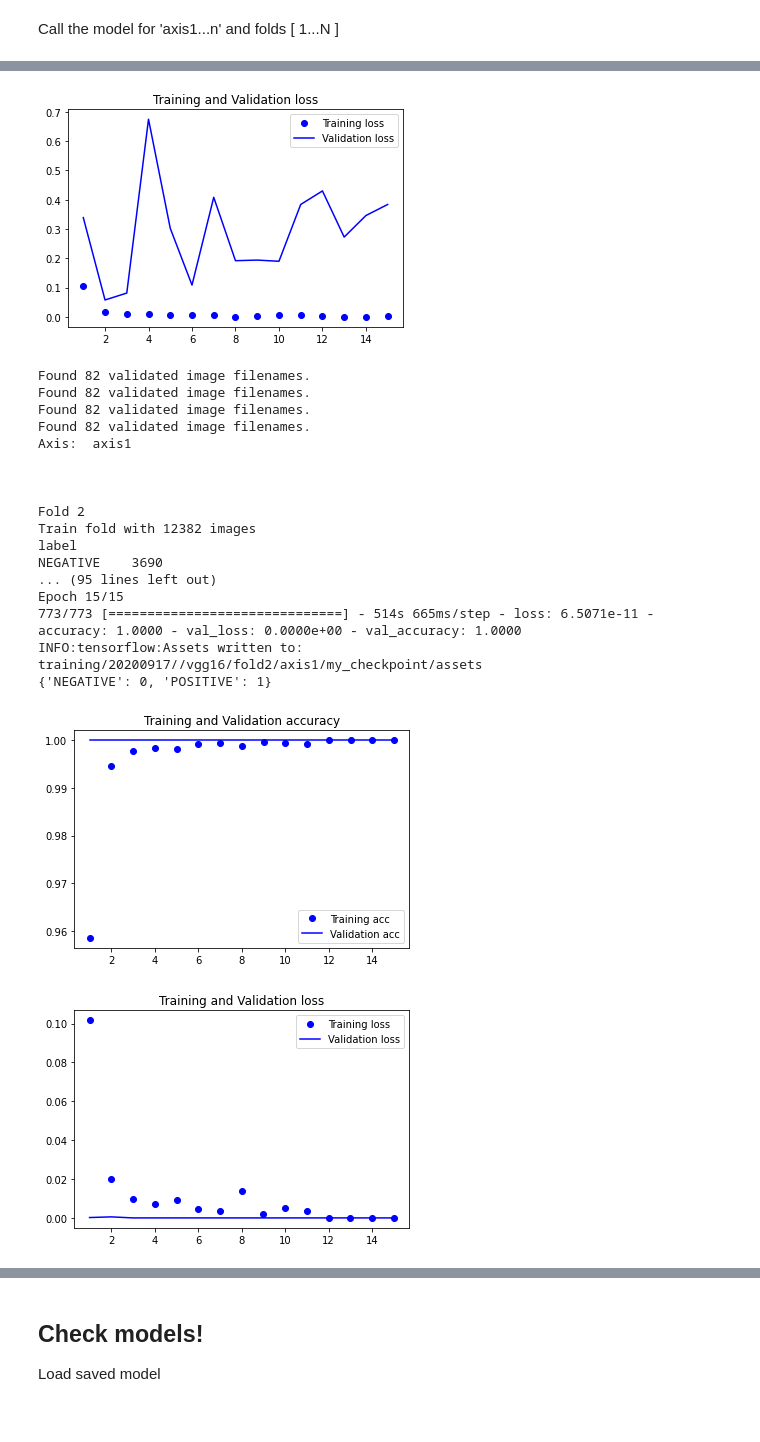
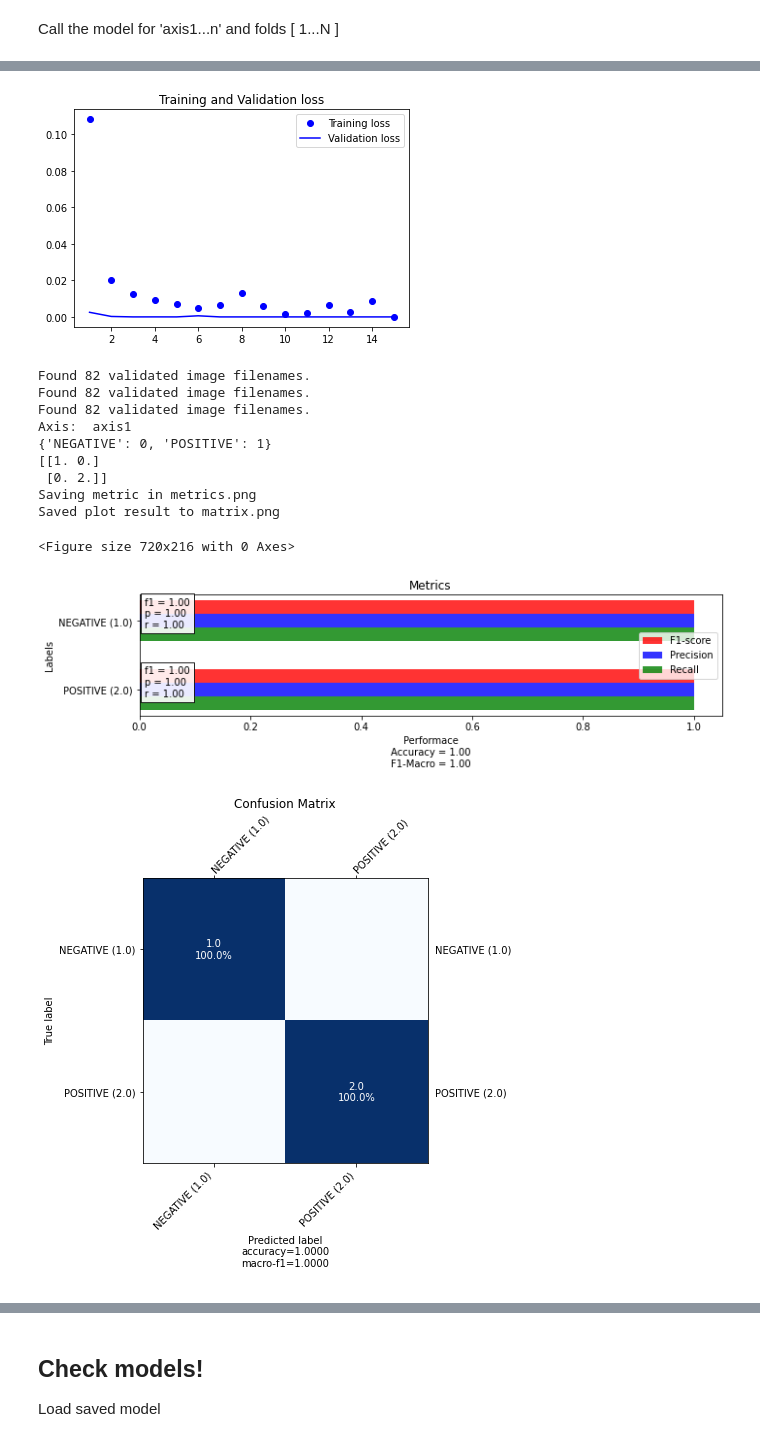
Before and after one commit to noamlr/img3d-lung-class, a Jupyter notebook: train_test_models-20200910.ipynb, the cells around one changed output, grey strips where cells are left out. Drawn from its saved outputs; the diff is of its cells as text; code cells hidden in the pictures.

```diff
--- a/train_test_models-20200910.ipynb
+++ b/train_test_models-20200910.ipynb
@@ -5,8 +5,8 @@ TRAIN_IMG_SRC_FOLDER = "/home/guilherme/Documents/noa/cidia19/data/output-2d/HMV
 # VALIDATION_IMG_SRC_FOLDER = "/home/guilherme/Documents/noa/cidia19/data/output-2d/HCPA-vidro/" + FOLDER_TEST
 VALIDATION_IMG_SRC_FOLDER = "/home/guilherme/Documents/noa/cidia19/data/output-2d/HMV-HCPA/" + FOLDER_TEST
 
-SUB_FILE = ['axis1', 'axis2']
-# SUB_FILE = ['axis1']
+# SUB_FILE = ['axis1', 'axis2']
+SUB_FILE = ['axis1']
 
 
 EPOCHS = 15
@@ -478,7 +478,8 @@ for axis in SUB_FILE:
     confusion_matrix = np.zeros(labels_length*labels_length).reshape(labels_length, labels_length)
     ''''''
 
-    for n_fold in [j+1 for j in range(45)]:
+#     for n_fold in [j+36 for j in range(10)]:
+    for n_fold in [45]:
         print("\n\n\nFold", str(n_fold))
 
         data_train = pd.read_csv("{}/train/train{}.csv".format(STRUCTURE_DATASET_FOLDER, n_fold))
@@ -556,20 +557,13 @@ INFO:tensorflow:Assets written to: training/20200917//vgg16/fold1/axis1/my_check
-[figure, old version]
+[figure, new version]
-Found 82 validated image filenames.
 Found 82 validated image filenames.
 Found 82 validated image filenames.
 Found 82 validated image filenames.
 Axis:  axis1
-
-
-
-Fold 2
-Train fold with 12382 images
-label
-NEGATIVE    3690
-... (95 lines left out)
-Epoch 15/15
-773/773 [==============================] - 514s 665ms/step - loss: 6.5071e-11 - accuracy: 1.0000 - val_loss: 0.0000e+00 - val_accuracy: 1.0000
-INFO:tensorflow:Assets written to: training/20200917//vgg16/fold2/axis1/my_checkpoint/assets
 {'NEGATIVE': 0, 'POSITIVE': 1}
+[[1. 0.]
+ [0. 2.]]
+Saving metric in metrics.png
+Saved plot result to matrix.png
+<Figure size 720x216 with 0 Axes>
-[figure, old version]
+[figure, new version]
-[figure, old version]
+[figure, new version]
```
Also changed, not shown: parts of 3 cells of this notebook, 52 other files.
